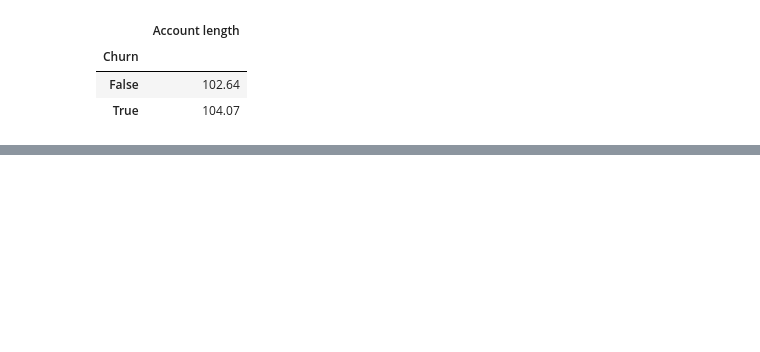
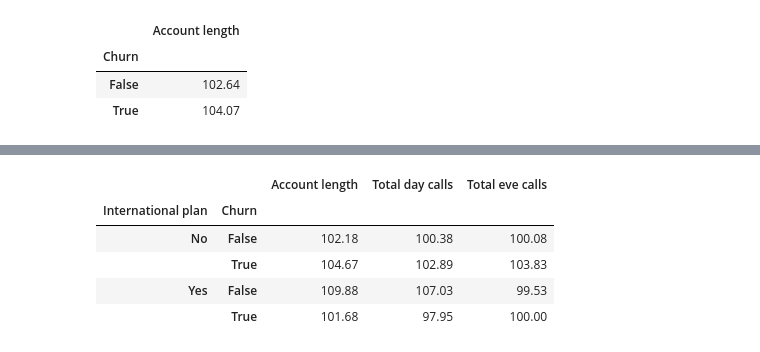
Before and after one commit to NikitaaArora/Ineuron, a Jupyter notebook: EDA/file.ipynb, the cells around one changed output, grey strips where cells are left out. Saved outputs shown, nothing was run; the diff lists cells and outputs as text; code cells hidden in the pictures; blank space fills up the shorter version.

```diff
--- a/EDA/file.ipynb
+++ b/EDA/file.ipynb
@@ -415,0 +434,15 @@ round(Tel_data[['Account length','Churn']].groupby(['Churn']).mean(),2)
+# %%
+round(Tel_data.pivot_table(
+
+    values = ['Account length','Total day calls','Total eve calls'],
+    index= ['International plan','Churn'],
+    aggfunc = 'mean'
+
+),  2)
+# %% [output]
+|  |  | Account length | Total day calls | Total eve calls |
+| International plan | Churn |  |  |  |
+| No | False | 102.18 | 100.38 | 100.08 |
+|  | True | 104.67 | 102.89 | 103.83 |
+| Yes | False | 109.88 | 107.03 | 99.53 |
+|  | True | 101.68 | 97.95 | 100.00 |
```
Also changed, not shown: parts of 3 cells of this notebook.
